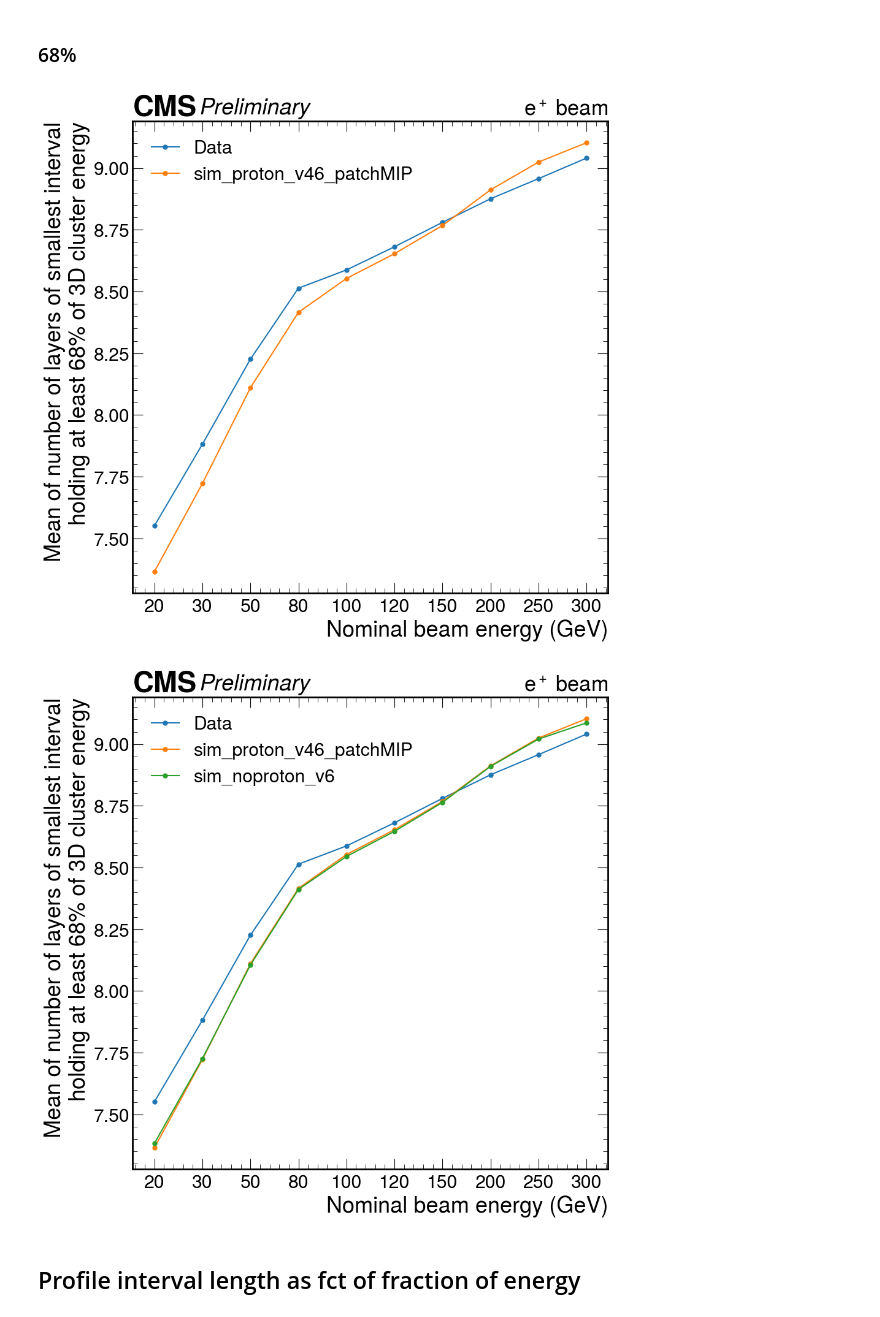
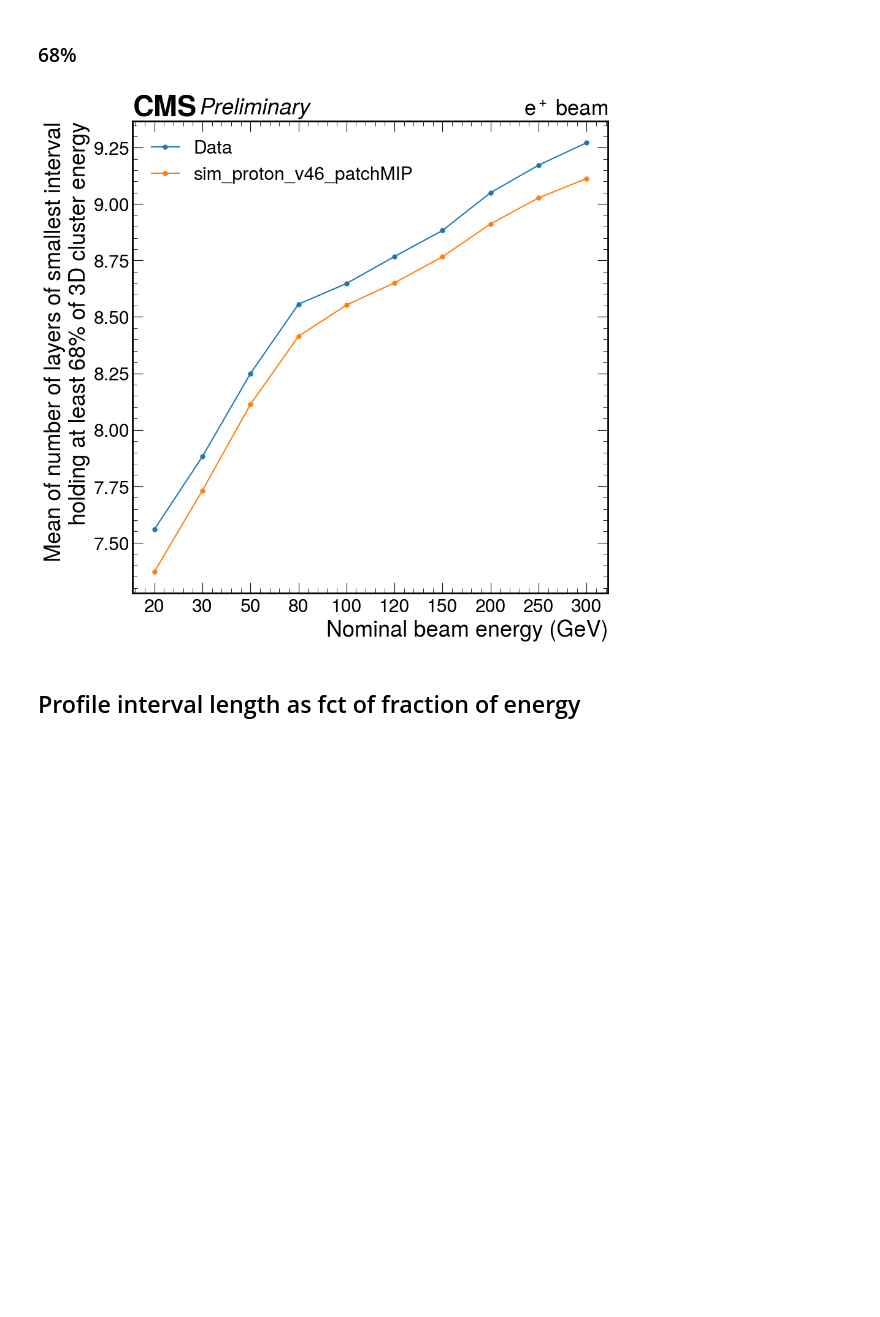
Before and after one commit to tcuisset/HgcalClue3DClusteringPlotting, a Jupyter notebook: longitudinalProfile/lengthOfLayerInterval.ipynb, the cells around one changed output. Drawn from its saved outputs; the diff is of its cells as text; code cells hidden in the pictures; blank space fills up the shorter version.

```diff
--- a/longitudinalProfile/lengthOfLayerInterval.ipynb
+++ b/longitudinalProfile/lengthOfLayerInterval.ipynb
@@ -19,7 +19,7 @@ from HistogramLib.store import HistogramStore
 from hists.parameters import beamEnergies
 from hists.store import HistogramId
 # %%
-hist_folder = '/grid_mnt/data_cms_upgrade/cuisset/testbeam18/clue3d/v38'
+hist_folder = '/grid_mnt/data_cms_upgrade/cuisset/testbeam18/clue3d/v41'
 #clueParams = "single-file"
 clueParams = "cmssw"
 histStore = HistogramStore(hist_folder, HistogramId)
@@ -164,10 +164,9 @@ makePlotProfile_fctBeamEnergy("0.9", ["data", "sim_proton_v46_patchMIP", "sim_no
 ### 68%
 # %%
 makePlotProfile_fctBeamEnergy("0.68", ["data", "sim_proton_v46_patchMIP"])
-makePlotProfile_fctBeamEnergy("0.68", ["data", "sim_proton_v46_patchMIP", "sim_noproton_v6"])
+#makePlotProfile_fctBeamEnergy("0.68", ["data", "sim_proton_v46_patchMIP", "sim_noproton_v6"])
 # %% [output]
-[figure, old version]
+[figure, new version]
-[figure, removed]
 # %% [markdown]
 ## Profile interval length as fct of fraction of energy
 # %%
```
Also changed, not shown: parts of 4 cells of this notebook, 12 other files.
